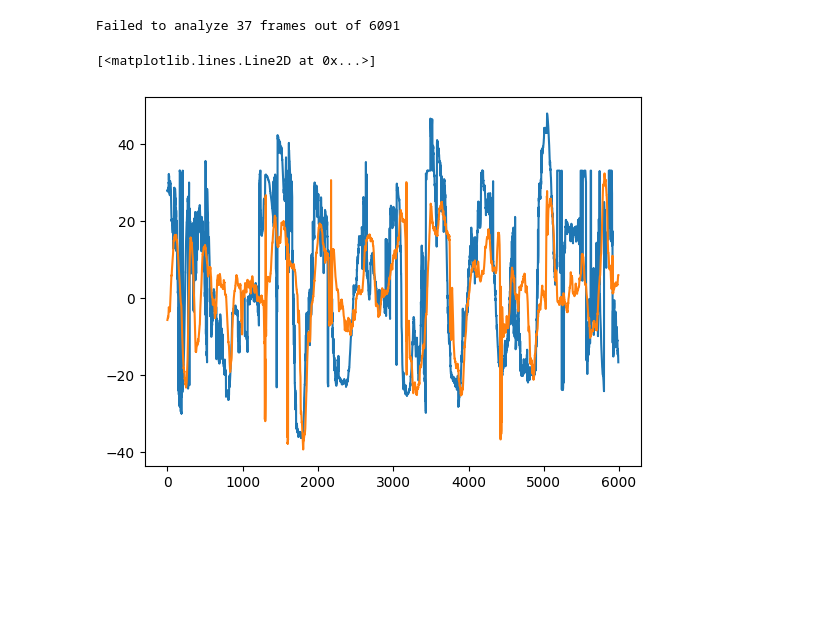
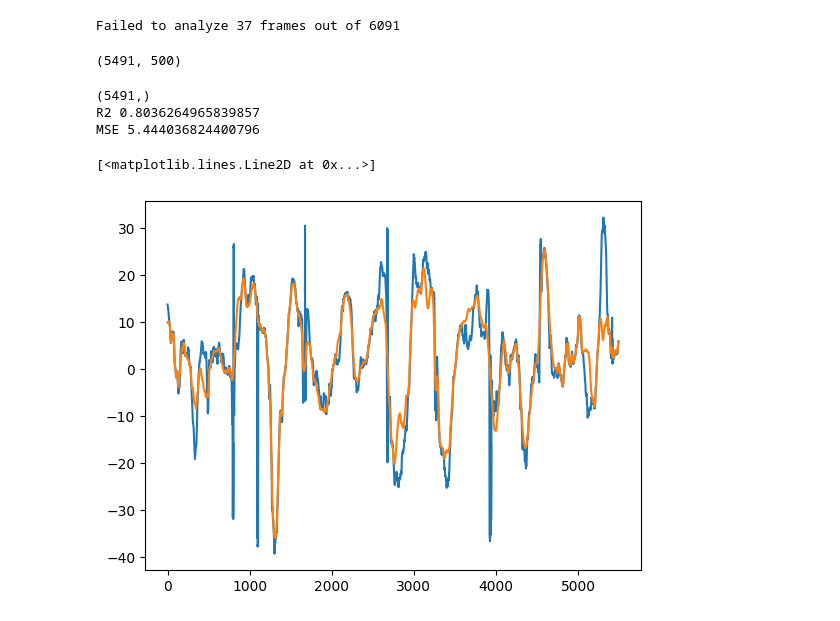
Before and after one commit to Timevdo/cs585-project, a Jupyter notebook: audi_workbook.ipynb, the cells around one changed output. Drawn from its saved outputs; the diff is of its cells as text; code cells hidden in the pictures; blank space fills up the shorter version.

```diff
--- a/audi_workbook.ipynb
+++ b/audi_workbook.ipynb
@@ -153,9 +153,3 @@ outlier_thresh = 3 * np.std(wheel_angle_hist)
 filter_arr = (wheel_angle_arr < outlier_thresh) & (wheel_angle_arr > -outlier_thresh)
 wheel_angle_clean = wheel_angle_arr[filter_arr]
 road_angle_clean = road_angle_arr[filter_arr]
-
-plt.plot((road_angle_clean + 100)/2)
-plt.plot(wheel_angle_clean)
-# %% [output]
-[<matplotlib.lines.Line2D at 0x...>]
-[figure, removed]
@@ -166,0 +156,43 @@ regr = SVR(C=1.0, epsilon=0.2)
+# %%
+HIST_COEF = 500
+
+road_angle_ts = []
+wheel_angle_ts = []
+
+for i in range(len(road_angle_clean)):
+    if i < HIST_COEF:
+        continue
+
+    road_angle_ts.append(road_angle_clean[i - HIST_COEF:i])
+    wheel_angle_ts.append(wheel_angle_clean[i])
+
+road_angle_ts_arr = np.array(road_angle_ts)
+wheel_angle_ts_arr = np.array(wheel_angle_ts)
+
+print(road_angle_ts_arr.shape)
+# %% [output]
+(5491, 500)
+# %%
+from sklearn.linear_model import LinearRegression
+from sklearn.svm import SVR
+from sklearn.metrics import r2_score, mean_squared_error
+
+model = model = SVR()
+model.fit(road_angle_ts_arr, wheel_angle_ts_arr)
+
+yp = model.predict(road_angle_ts_arr)
+
+print(yp.shape)
+
+print("R2", r2_score(wheel_angle_ts_arr, yp))
+print("MSE", mean_squared_error(wheel_angle_ts_arr, yp)**0.5)
+# %% [output]
+(5491,)
+R2 0.8036264965839857
+MSE 5.444036824400796
+# %%
+plt.plot(wheel_angle_ts_arr)
+plt.plot(yp)
+# %% [output]
+[<matplotlib.lines.Line2D at 0x...>]
+[figure, added]
```
Also changed, not shown: parts of 2 cells of this notebook.
